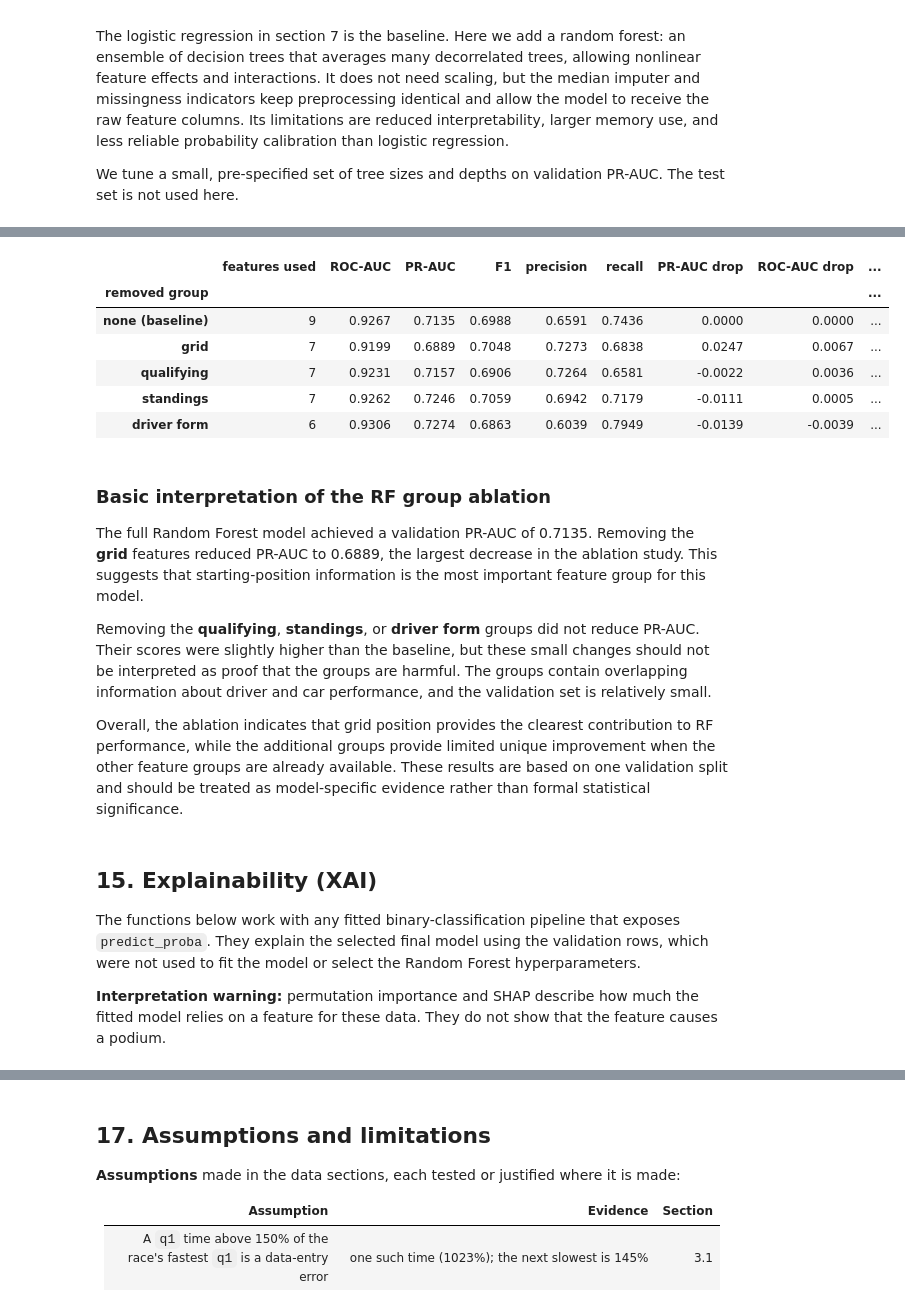
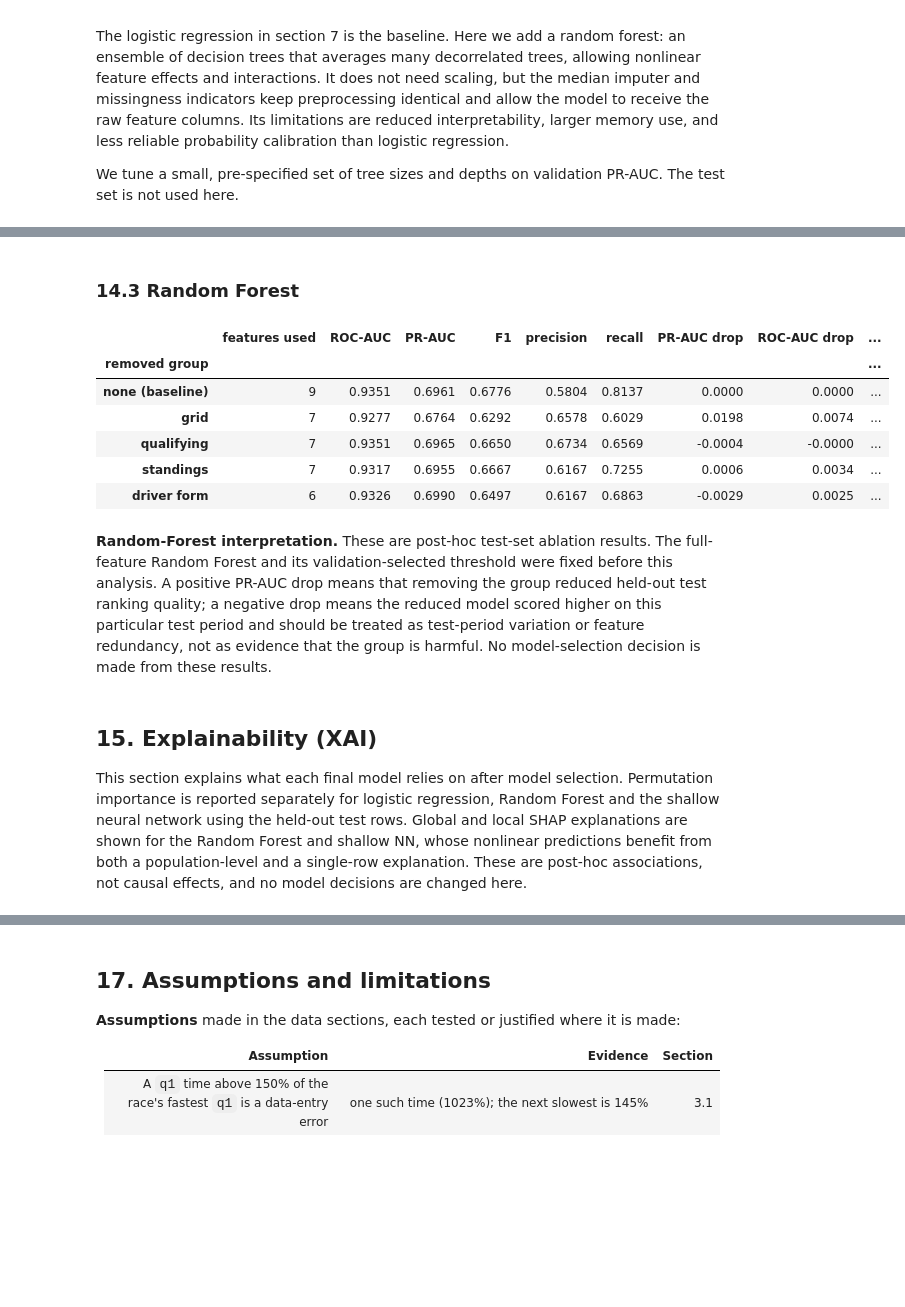
Before and after one commit to HamadaTamer/AI-Tools-Lab-F1-Project, a Jupyter notebook: F1_podium_prediction.ipynb, the cells around one changed output, grey strips where cells are left out. Saved outputs shown, nothing was run; the diff lists cells and outputs as text; code cells hidden in the pictures; blank space fills up the shorter version.

```diff
--- a/F1_podium_prediction.ipynb
+++ b/F1_podium_prediction.ipynb
@@ -2697,0 +3058,37 @@ Feature-group ablation retrains the Random Forest after removing one group at a
+# %%
+def ablation_features(removed_group):
+    removed = set(FEATURE_GROUPS[removed_group])
+    return [feature for feature in SELECTED if feature not in removed]
+
+
+def fit_and_evaluate_logistic_ablation(feature_list):
+    model = make_logistic_regression().fit(X_train[feature_list], y_train)
+    val_proba = model.predict_proba(X_val[feature_list])[:, 1]
+    threshold = best_threshold(y_val, val_proba)
+    test_proba = model.predict_proba(X_test[feature_list])[:, 1]
+    return model, threshold, evaluate(y_test, test_proba, threshold)
+
+
+logistic_ablation_rows = []
+logistic_baseline_metrics = evaluate(y_test, lr_model.predict_proba(X_test)[:, 1], lr_threshold)
+logistic_ablation_rows.append({
+    'removed group': 'none (baseline)', 'features used': len(SELECTED),
+    **logistic_baseline_metrics, 'PR-AUC drop': 0.0, 'ROC-AUC drop': 0.0, 'F1 drop': 0.0,
+})
+
+logistic_ablation_models = {'none (baseline)': lr_model}
+logistic_ablation_thresholds = {'none (baseline)': lr_threshold}
+for group in FEATURE_GROUPS:
+    feature_list = ablation_features(group)
+    model, threshold, metrics = fit_and_evaluate_logistic_ablation(feature_list)
+    logistic_ablation_models[group] = model
+    logistic_ablation_thresholds[group] = threshold
+    logistic_ablation_rows.append({
+        'removed group': group, 'features used': len(feature_list), **metrics,
+        'PR-AUC drop': logistic_baseline_metrics['PR-AUC'] - metrics['PR-AUC'],
+        'ROC-AUC drop': logistic_baseline_metrics['ROC-AUC'] - metrics['ROC-AUC'],
+        'F1 drop': logistic_baseline_metrics['F1'] - metrics['F1'],
+    })
+
+logistic_ablation_results = pd.DataFrame(logistic_ablation_rows).set_index('removed group')
+display(logistic_ablation_results.round(4))
@@ -2698,3 +3160,5 @@ Feature-group ablation retrains the Random Forest after removing one group at a
+# %% [markdown]
+### 14.3 Random Forest
 # %%
 def rf_ablation_features(removed_group):
     removed = set(FEATURE_GROUPS[removed_group])
@@ -2706,64 +3170,57 @@ def fit_and_evaluate_rf_ablation(feature_list):
     train_proba = model.predict_proba(X_train[feature_list])[:, 1]
     val_proba = model.predict_proba(X_val[feature_list])[:, 1]
     threshold = best_threshold(y_val, val_proba)
-    return model, threshold, evaluate(y_val, val_proba, threshold)
+    test_proba = model.predict_proba(X_test[feature_list])[:, 1]
+    return model, threshold, evaluate(y_test, test_proba, threshold)
 
 
 ablation_rows = []
 baseline_metrics = evaluate(
-    y_val,
-    rf_model.predict_proba(X_val)[:, 1],
+    y_test,
+    rf_model.predict_proba(X_test)[:, 1],
     rf_threshold,
 )
 ablation_rows.append({
     'removed group': 'none (baseline)',
     'features used': len(SELECTED),
     **baseline_metrics,
     'PR-AUC drop': 0.0,
     'ROC-AUC drop': 0.0,
     'F1 drop': 0.0,
 })
 
 rf_ablation_models = {'none (baseline)': rf_model}
 rf_ablation_thresholds = {'none (baseline)': rf_threshold}
 for group in FEATURE_GROUPS:
     feature_list = rf_ablation_features(group)
     model, threshold, metrics = fit_and_evaluate_rf_ablation(feature_list)
     rf_ablation_models[group] = model
     rf_ablation_thresholds[group] = threshold
     ablation_rows.append({
         'removed group': group,
         'features used': len(feature_list),
         **metrics,
         'PR-AUC drop': baseline_metrics['PR-AUC'] - metrics['PR-AUC'],
         'ROC-AUC drop': baseline_metrics['ROC-AUC'] - metrics['ROC-AUC'],
         'F1 drop': baseline_metrics['F1'] - metrics['F1'],
     })
 
 rf_ablation_results = pd.DataFrame(ablation_rows).set_index('removed group')
 display(rf_ablation_results.round(4))
 # %% [output]
 |  | features used | ROC-AUC | PR-AUC | F1 | precision | recall | PR-AUC drop | ROC-AUC drop | ... |
 | removed group |  |  |  |  |  |  |  |  | ... |
-| none (baseline) | 9 | 0.9267 | 0.7135 | 0.6988 | 0.6591 | 0.7436 | 0.0000 | 0.0000 | ... |
-| grid | 7 | 0.9199 | 0.6889 | 0.7048 | 0.7273 | 0.6838 | 0.0247 | 0.0067 | ... |
-| qualifying | 7 | 0.9231 | 0.7157 | 0.6906 | 0.7264 | 0.6581 | -0.0022 | 0.0036 | ... |
-| standings | 7 | 0.9262 | 0.7246 | 0.7059 | 0.6942 | 0.7179 | -0.0111 | 0.0005 | ... |
-| driver form | 6 | 0.9306 | 0.7274 | 0.6863 | 0.6039 | 0.7949 | -0.0139 | -0.0039 | ... |
+| none (baseline) | 9 | 0.9351 | 0.6961 | 0.6776 | 0.5804 | 0.8137 | 0.0000 | 0.0000 | ... |
+| grid | 7 | 0.9277 | 0.6764 | 0.6292 | 0.6578 | 0.6029 | 0.0198 | 0.0074 | ... |
+| qualifying | 7 | 0.9351 | 0.6965 | 0.6650 | 0.6734 | 0.6569 | -0.0004 | -0.0000 | ... |
+| standings | 7 | 0.9317 | 0.6955 | 0.6667 | 0.6167 | 0.7255 | 0.0006 | 0.0034 | ... |
+| driver form | 6 | 0.9326 | 0.6990 | 0.6497 | 0.6167 | 0.6863 | -0.0029 | 0.0025 | ... |
 # %% [markdown]
-### Basic interpretation of the RF group ablation
-
-The full Random Forest model achieved a validation PR-AUC of 0.7135. Removing the **grid** features reduced PR-AUC to 0.6889, the largest decrease in the ablation study. This suggests that starting-position information is the most important feature group for this model.
-
-Removing the **qualifying**, **standings**, or **driver form** groups did not reduce PR-AUC. Their scores were slightly higher than the baseline, but these small changes should not be interpreted as proof that the groups are harmful. The groups contain overlapping information about driver and car performance, and the validation set is relatively small.
-
-Overall, the ablation indicates that grid position provides the clearest contribution to RF performance, while the additional groups provide limited unique improvement when the other feature groups are already available. These results are based on one validation split and should be treated as model-specific evidence rather than formal statistical significance.
+**Random-Forest interpretation.** These are post-hoc test-set ablation results. The full-feature Random Forest and its validation-selected threshold were fixed before this analysis. A positive PR-AUC drop means that removing the group reduced held-out test ranking quality; a negative drop means the reduced model scored higher on this particular test period and should be treated as test-period variation or feature redundancy, not as evidence that the group is harmful. No model-selection decision is made from these results.
 # %% [markdown]
 ## 15. Explainability (XAI)
 
-The functions below work with any fitted binary-classification pipeline that exposes `predict_proba`. They explain the selected final model using the validation rows, which were not used to fit the model or select the Random Forest hyperparameters.
-
-**Interpretation warning:** permutation importance and SHAP describe how much the fitted model relies on a feature for these data. They do not show that the feature causes a podium.
+This section explains what each final model relies on after model selection. Permutation importance is reported separately for logistic regression, Random Forest and the shallow neural network using the held-out test rows. Global and local SHAP explanations are shown for the Random Forest and shallow NN, whose nonlinear predictions benefit from both a population-level and a single-row explanation. These are post-hoc associations, not causal effects, and no model decisions are changed here.
 # %%
 import shap
 from sklearn.inspection import permutation_importance
```
Also changed, not shown: parts of 68 cells of this notebook, 13 other files.
